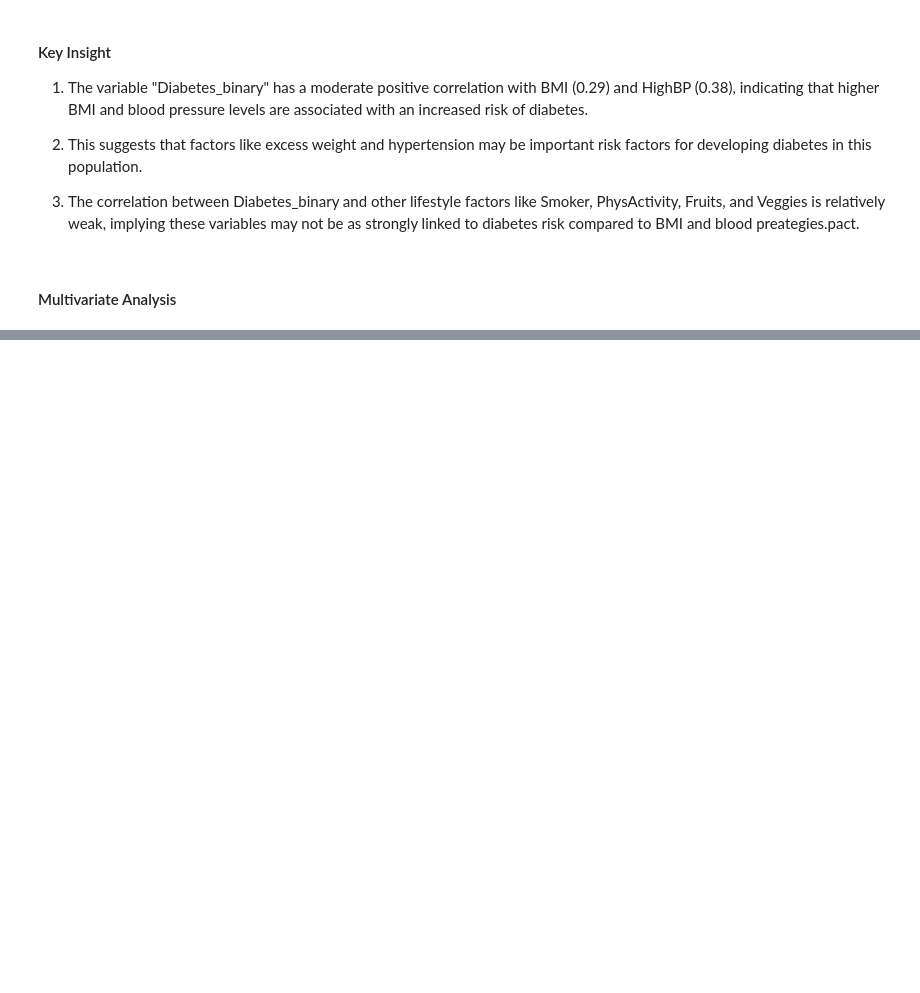
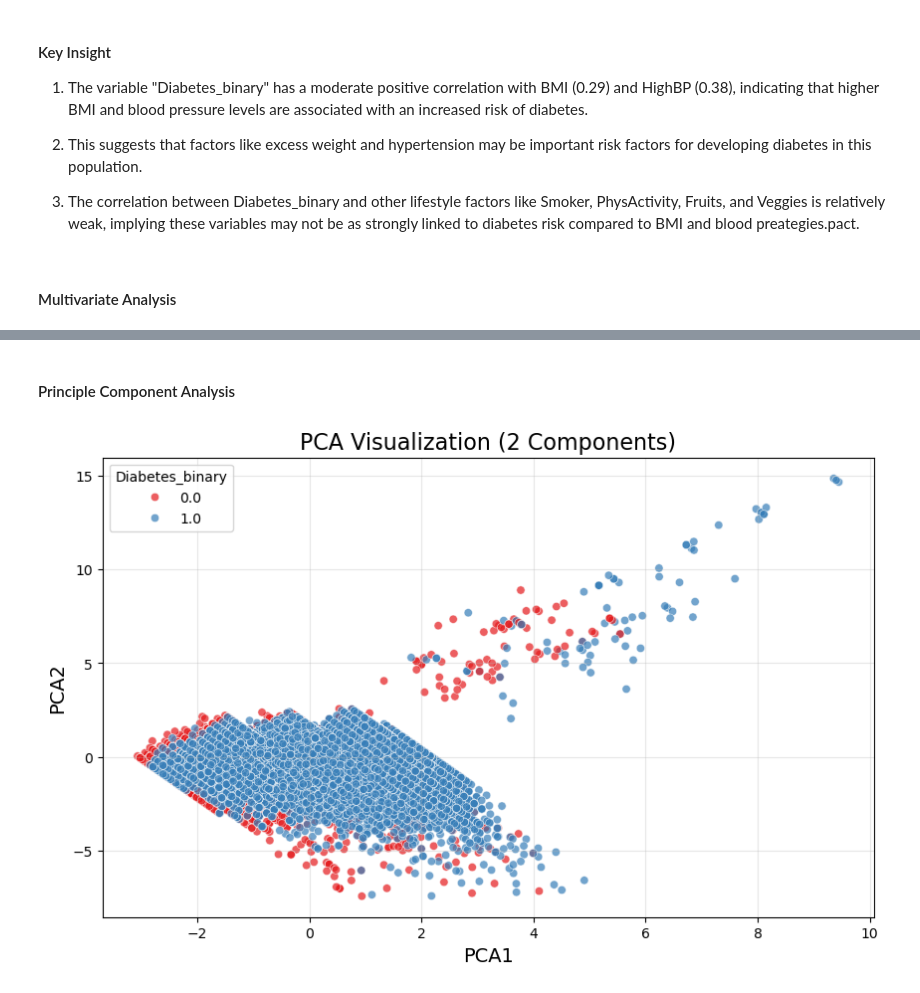
Before and after one commit to McNoblesse/Turbomedics-Diabetes, a Jupyter notebook: Data Exploration and Visualization.ipynb, the cells around one changed output, grey strips where cells are left out. Cells and saved outputs as stored; diff of their text form; code cells hidden in the pictures; blank space fills up the shorter version.

```diff
--- a/Data Exploration and Visualization.ipynb
+++ b/Data Exploration and Visualization.ipynb
@@ -309,0 +316,32 @@ To really understand diabetes and develop effective treatments, we need to look
+# %% [markdown]
+#### Principle Component Analysis
+# %%
+from sklearn.decomposition import PCA
+
+# Selecting numerical features for PCA
+numerical_columns = ['BMI', 'Age', 'HighBP', 'HighChol', 'PhysActivity']
+
+# Standardizing the data
+from sklearn.preprocessing import StandardScaler
+scaler = StandardScaler()
+scaled_data = scaler.fit_transform(df[numerical_columns])
+
+# Apply PCA
+pca = PCA(n_components=2)
+pca_result = pca.fit_transform(scaled_data)
+
+# Add PCA results to the DataFrame
+df['PCA1'] = pca_result[:, 0]
+df['PCA2'] = pca_result[:, 1]
+
+# Plot PCA results
+plt.figure(figsize=(10, 6))
+sns.scatterplot(data=df, x='PCA1', y='PCA2', hue='Diabetes_binary', palette='Set1', alpha=0.7)
+
+plt.title('PCA Visualization (2 Components)', fontsize=16)
+plt.xlabel('PCA1', fontsize=14)
+plt.ylabel('PCA2', fontsize=14)
+plt.grid(alpha=0.3)
+plt.show()
+# %% [output]
+[figure, added]
```
Also changed, not shown: parts of 3 cells of this notebook.
